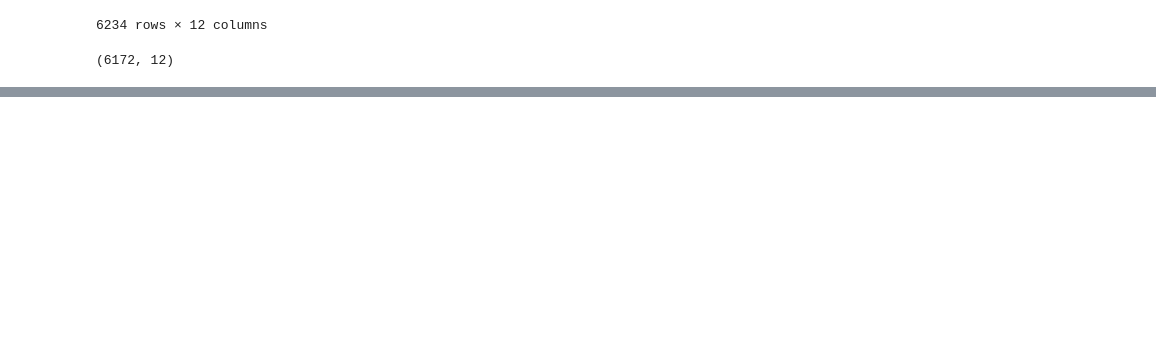
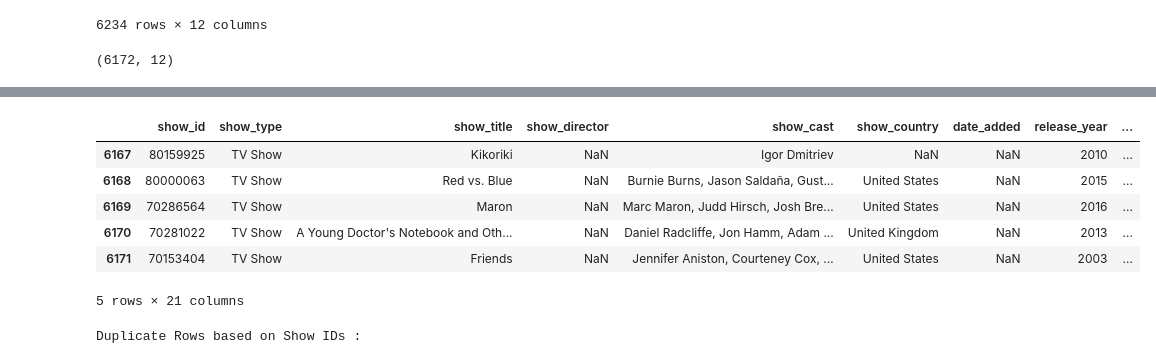
Before and after one commit to RinerAlexander/ETL-Project-13, a Jupyter notebook: netflix_ip.ipynb, the cells around one changed output, grey strips where cells are left out. Cells and saved outputs as stored; diff of their text form; code cells hidden in the pictures; blank space fills up the shorter version.

Commit message:
Finished code for creating dataframe, checking for duplicates, joining data and adding joined data to a table in PostGres.

```diff
--- a/netflix_ip.ipynb
+++ b/netflix_ip.ipynb
@@ -260,0 +247,30 @@ Number of Movies not in OMDB: 180
+# %%
+open_movie_dict = {
+    'actor': om_actors,
+    'awards': om_awards,
+    'country': om_country,
+    'director': om_director,
+    'genre': om_genre,
+    'language': om_language,
+    'metascore': om_metascore,
+    'plot': om_plot,
+    'poster': om_poster,
+    'rated': om_rated,
+    'released': om_released,
+    'response': om_response,
+    'runtime': om_runtime,
+    'title': om_title,
+    'type': om_type,
+    'writer': om_writer,
+    'year': om_year,
+    'imdb_id': om_imdbID,
+    'imdb_votes': om_imdbVotes,
+    'rating_imdb': om_rating_imdb,
+    'rating_rotten': om_rating_rotten,
+    'rating_metacritic': om_rating_metacritic
+    }
+open_movie_df = pd.DataFrame(open_movie_dict)
+open_movie_df.shape
+
+# out_file = os.path.join('open_movie.csv')
+# open_movie_df.to_csv(out_file, index=False)
@@ -260,0 +304,3 @@ Number of Movies not in OMDB: 180
+# %%
+open_movie_drop_df = open_movie_df.drop_duplicates(subset="title", keep="first")
+open_movie_drop_df.shape
@@ -260,0 +309,3 @@ Number of Movies not in OMDB: 180
+# %%
+movies_combined = pd.merge(netflix_drop_df, open_movie_drop_df, left_on=['show_title'], right_on=['title'], how='left')
+movies_combined.head()
@@ -261,3 +320,23 @@ Number of Movies not in OMDB: 180
+# %%
+movies_limited = movies_combined[['show_id', 'show_type', 'show_title', 'show_director', 'show_cast',
+                               'show_country', 'date_added', 'release_year', 'show_rating', 'show_duration',
+                               'listed_in', 'show_description', 'awards', 'genre', 'language', 'writer',
+                               'imdb_id', 'imdb_votes', 'rating_imdb', 'rating_rotten', 'rating_metacritic']]
+movies_limited.tail()
+# %% [output]
+|  | show_id | show_type | show_title | show_director | show_cast | show_country | date_added | release_year | ... |
+| 6167 | 80159925 | TV Show | Kikoriki | NaN | Igor Dmitriev | NaN | NaN | 2010 | ... |
+| 6168 | 80000063 | TV Show | Red vs. Blue | NaN | Burnie Burns, Jason Saldaña, Gust... | United States | NaN | 2015 | ... |
+| 6169 | 70286564 | TV Show | Maron | NaN | Marc Maron, Judd Hirsch, Josh Bre... | United States | NaN | 2016 | ... |
+| 6170 | 70281022 | TV Show | A Young Doctor's Notebook and Oth... | NaN | Daniel Radcliffe, Jon Hamm, Adam ... | United Kingdom | NaN | 2013 | ... |
+| 6171 | 70153404 | TV Show | Friends | NaN | Jennifer Aniston, Courteney Cox, ... | United States | NaN | 2003 | ... |
+5 rows × 21 columns
+# %%
+duplicate = movies_limited[movies_limited.duplicated('show_id')]
+
+print("Duplicate Rows based on Show IDs :")
+# %% [output]
+Duplicate Rows based on Show IDs :
 # %%
 # Creating Posgres Engine
 
```
Also changed, not shown: parts of 10 cells of this notebook, 1 other file.
